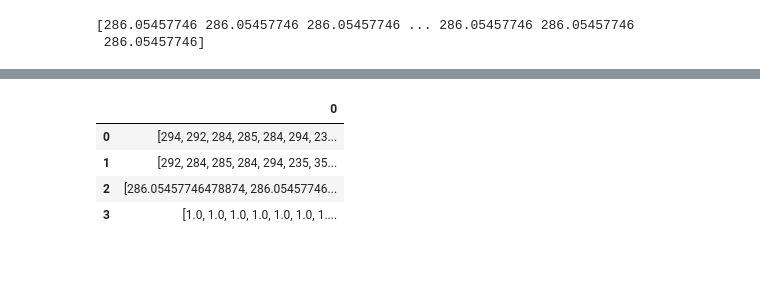
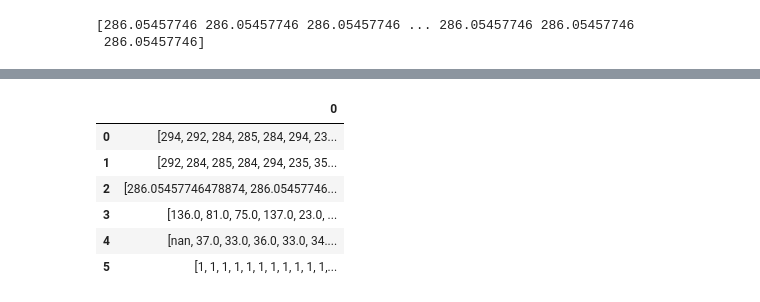
Before and after one commit to ismohamedi/ecg_classifier, a Jupyter notebook: intro.ipynb, the cells around one changed output, grey strips where cells are left out. Cells and saved outputs as stored; diff of their text form; code cells hidden in the pictures; blank space fills up the shorter version.

Commit message:
Added qrs duration

```diff
--- a/intro.ipynb
+++ b/intro.ipynb
@@ -120,0 +110,11 @@ signals, info = nk.ecg_process(cleaned, sampling_rate=360)
+# %%
+
+_, waves_peak = nk.ecg_delineate(sig[:,0], {"ECG_R_Peaks": xqrs.qrs_inds}, sampling_rate=360, method="dwt")
+# %%
+# Boolean value indicating the presence of P wave
+p_peaks = waves_peak["ECG_P_Peaks"]
+df = pd.DataFrame(p_peaks)
+p_wave_presence = df.applymap(lambda x: 1 if x else  0)
+p_wave_presence = p_wave_presence.to_numpy()
+p_wave_presence = p_wave_presence.reshape(1,-1)[0]
+print(p_wave_presence)
@@ -120,0 +123,6 @@ signals, info = nk.ecg_process(cleaned, sampling_rate=360)
+# %%
+# QRS complex duration
+q_onsets = np.array(waves_peak["ECG_R_Onsets"])
+q_offsets = np.array(waves_peak["ECG_R_Offsets"])
+q_duration = q_offsets - q_onsets
+q_duration_df = pd.DataFrame(q_duration)
@@ -120,0 +144,7 @@ signals, info = nk.ecg_process(cleaned, sampling_rate=360)
+# %%
+# Duration of ST interval
+q_offsets = np.array(waves_peak["ECG_R_Offsets"])
+t_offsets = np.array(waves_peak["ECG_T_Offsets"])
+st_interval  = t_offsets - q_offsets
+df_st_interval = pd.DataFrame(st_interval)
+print(df_st_interval)
@@ -121,10 +166,12 @@ signals, info = nk.ecg_process(cleaned, sampling_rate=360)
 # %%
 # Dataset on a matrix
-dataset = pd.DataFrame(np.array([pre_rr_interval,post_rr_interval,rr_mean, p_waves]))
+dataset = pd.DataFrame(np.array([pre_rr_interval,post_rr_interval,rr_mean,st_interval,q_duration,p_wave_presence]))
 dataset
 # %% [output]
 |  | 0 |
 | 0 | [294, 292, 284, 285, 284, 294, 23... |
 | 1 | [292, 284, 285, 284, 294, 235, 35... |
 | 2 | [286.05457746478874, 286.05457746... |
-| 3 | [1.0, 1.0, 1.0, 1.0, 1.0, 1.0, 1.... |
+| 3 | [136.0, 81.0, 75.0, 137.0, 23.0, ... |
+| 4 | [nan, 37.0, 33.0, 36.0, 33.0, 34.... |
+| 5 | [1, 1, 1, 1, 1, 1, 1, 1, 1, 1, 1,... |
```
Also changed, not shown: parts of 7 cells of this notebook.
